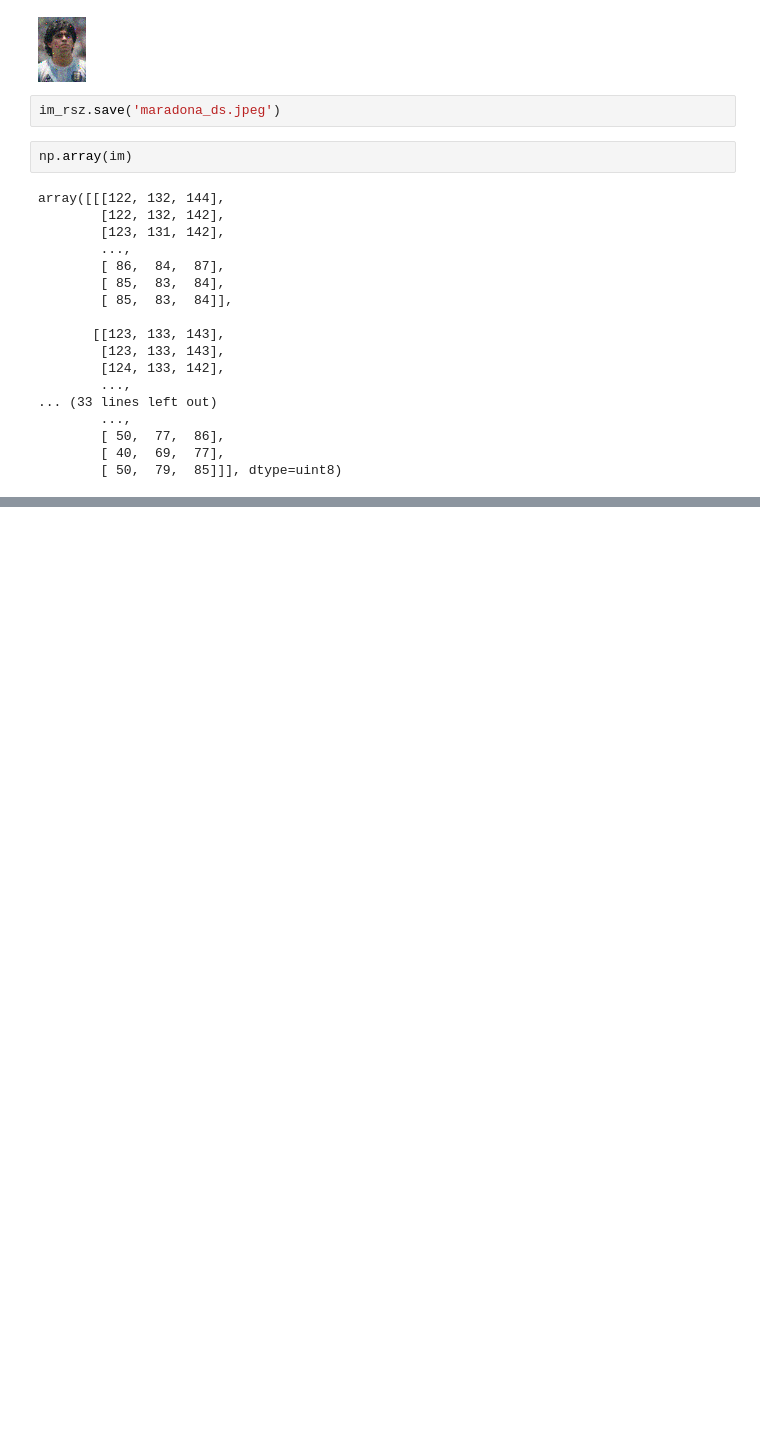
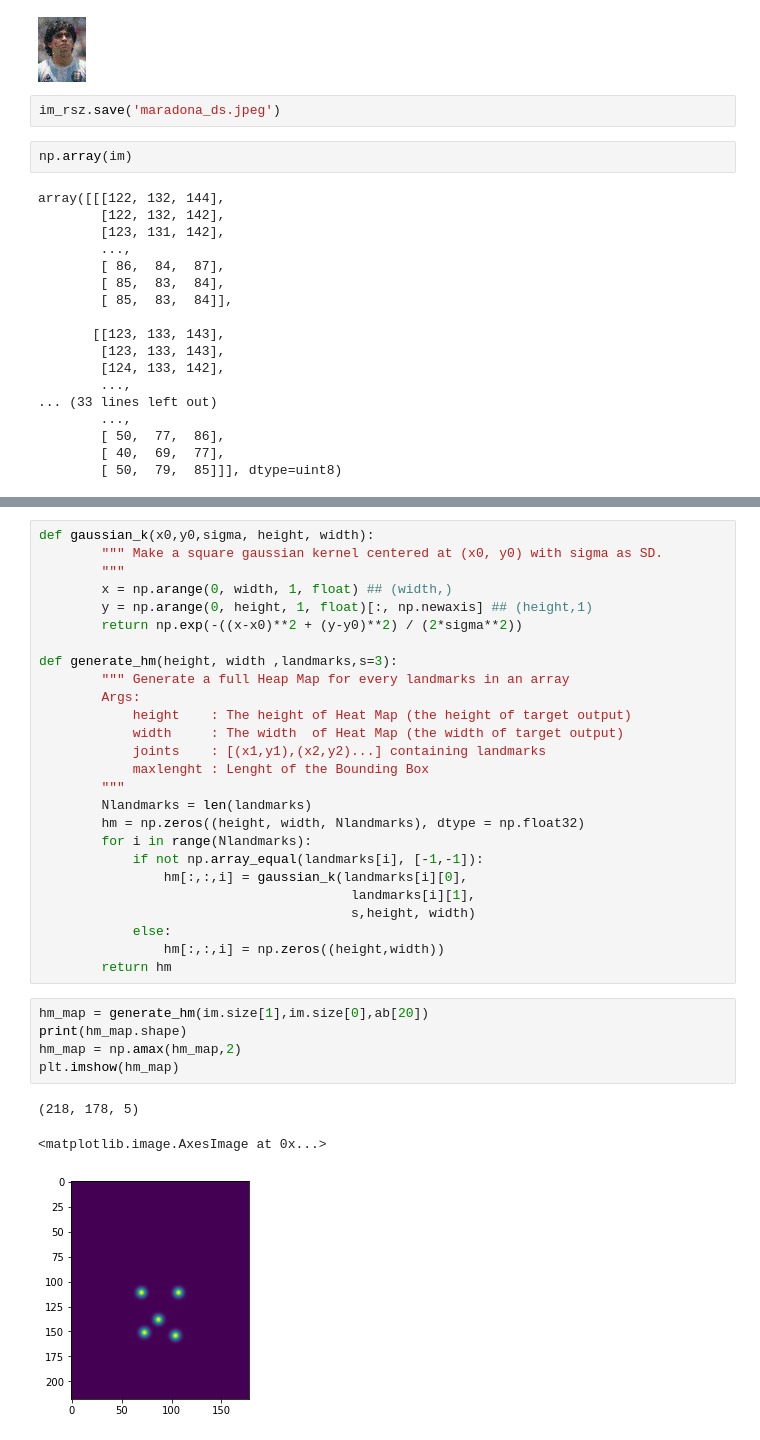
Before and after one commit to madin162/AI604_project, a Jupyter notebook: notebooks/scratch_downsample.ipynb, the cells around one changed output, grey strips where cells are left out. Cells and saved outputs as stored; diff of their text form; blank space fills up the shorter version.

```diff
--- a/notebooks/scratch_downsample.ipynb
+++ b/notebooks/scratch_downsample.ipynb
@@ -56,0 +111,35 @@ array([[[122, 132, 144],
+# %%
+def gaussian_k(x0,y0,sigma, height, width):
+        """ Make a square gaussian kernel centered at (x0, y0) with sigma as SD.
+        """
+        x = np.arange(0, width, 1, float) ## (width,)
+        y = np.arange(0, height, 1, float)[:, np.newaxis] ## (height,1)
+        return np.exp(-((x-x0)**2 + (y-y0)**2) / (2*sigma**2))
+
+def generate_hm(height, width ,landmarks,s=3):
+        """ Generate a full Heap Map for every landmarks in an array
+        Args:
+            height    : The height of Heat Map (the height of target output)
+            width     : The width  of Heat Map (the width of target output)
+            joints    : [(x1,y1),(x2,y2)...] containing landmarks
+            maxlenght : Lenght of the Bounding Box
+        """
+        Nlandmarks = len(landmarks)
+        hm = np.zeros((height, width, Nlandmarks), dtype = np.float32)
+        for i in range(Nlandmarks):
+            if not np.array_equal(landmarks[i], [-1,-1]):
+                hm[:,:,i] = gaussian_k(landmarks[i][0],
+                                        landmarks[i][1],
+                                        s,height, width)
+            else:
+                hm[:,:,i] = np.zeros((height,width))
+        return hm
+# %%
+hm_map = generate_hm(im.size[1],im.size[0],ab[20])
+print(hm_map.shape)
+hm_map = np.amax(hm_map,2)
+plt.imshow(hm_map)
+# %% [output]
+(218, 178, 5)
+<matplotlib.image.AxesImage at 0x...>
+[figure, added]
```
Also changed, not shown: parts of 27 cells of this notebook, 39 other files.
